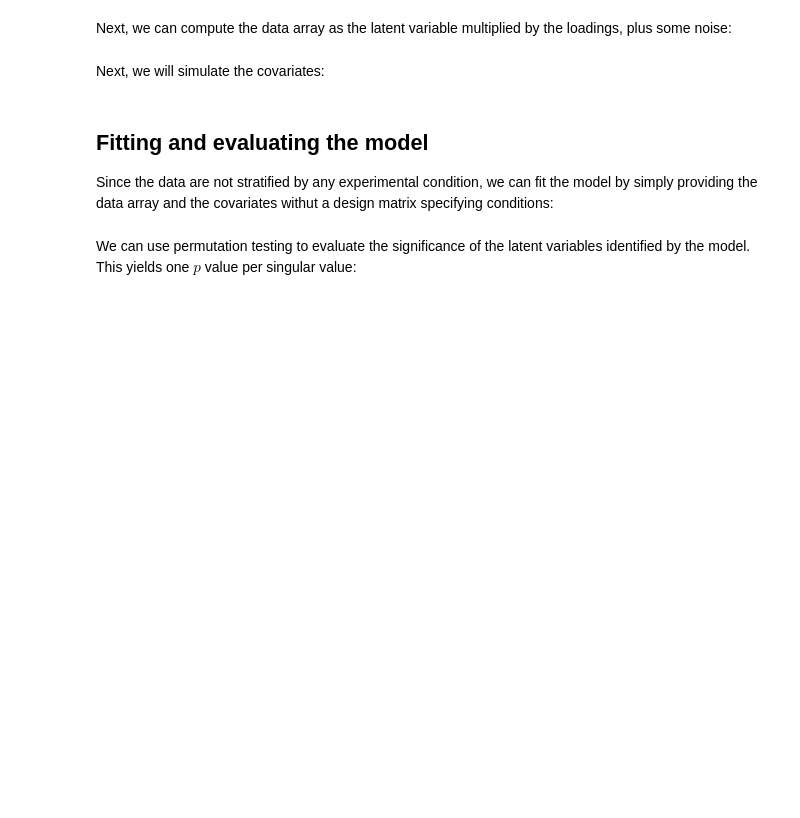
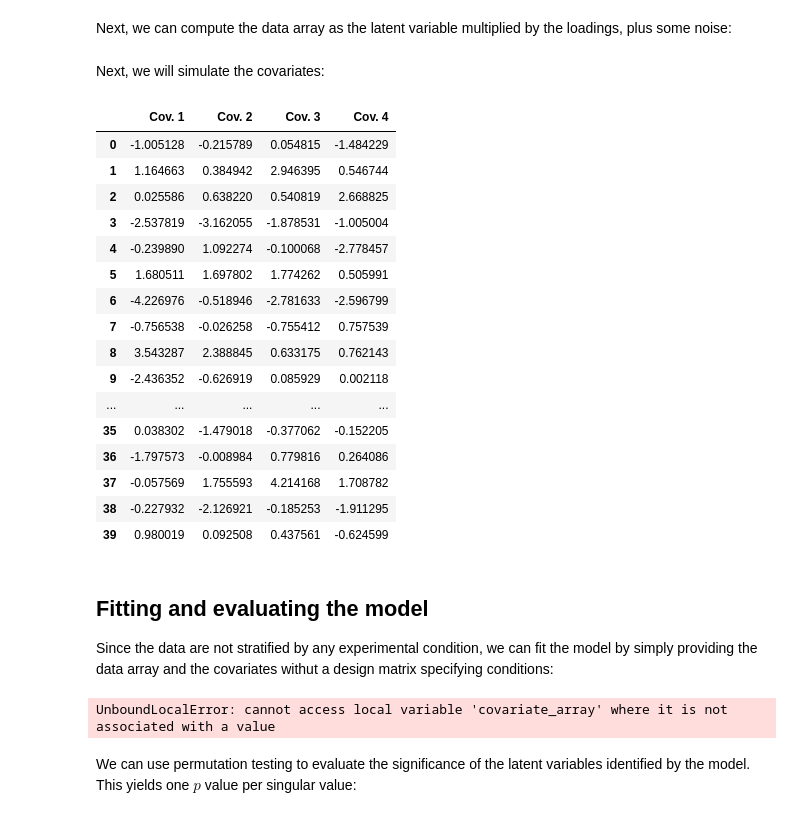
Before and after one commit to kinleyid/pyplsc, a Jupyter notebook: docs/source/notebooks/PLSC.ipynb, the cells around one changed output. Drawn from its saved outputs; the diff is of its cells as text; code cells hidden in the pictures; blank space fills up the shorter version.

```diff
--- a/docs/source/notebooks/PLSC.ipynb
+++ b/docs/source/notebooks/PLSC.ipynb
@@ -42,7 +42,27 @@ Next, we will simulate the covariates:
 # %%
 n_cov = 4
 cov_noise = np.random.normal(size=(n_subj, n_cov))
 covariates = latent_var + cov_noise # Effectively all loadings of 1
+covariates = pd.DataFrame(covariates, columns=['Cov. %s' % cov for cov in range(1, n_cov + 1)])
+covariates
+# %% [output]
+|  | Cov. 1 | Cov. 2 | Cov. 3 | Cov. 4 |
+| 0 | -1.005128 | -0.215789 | 0.054815 | -1.484229 |
+| 1 | 1.164663 | 0.384942 | 2.946395 | 0.546744 |
+| 2 | 0.025586 | 0.638220 | 0.540819 | 2.668825 |
+| 3 | -2.537819 | -3.162055 | -1.878531 | -1.005004 |
+| 4 | -0.239890 | 1.092274 | -0.100068 | -2.778457 |
+| 5 | 1.680511 | 1.697802 | 1.774262 | 0.505991 |
+| 6 | -4.226976 | -0.518946 | -2.781633 | -2.596799 |
+| 7 | -0.756538 | -0.026258 | -0.755412 | 0.757539 |
+| 8 | 3.543287 | 2.388845 | 0.633175 | 0.762143 |
+| 9 | -2.436352 | -0.626919 | 0.085929 | 0.002118 |
+| ... | ... | ... | ... | ... |
+| 35 | 0.038302 | -1.479018 | -0.377062 | -0.152205 |
+| 36 | -1.797573 | -0.008984 | 0.779816 | 0.264086 |
+| 37 | -0.057569 | 1.755593 | 4.214168 | 1.708782 |
+| 38 | -0.227932 | -2.126921 | -0.185253 | -1.911295 |
+| 39 | 0.980019 | 0.092508 | 0.437561 | -0.624599 |
 # %% [markdown]
 ## Fitting and evaluating the model
 
@@ -51,6 +71,8 @@ Since the data are not stratified by any experimental condition, we can fit the
 mod = PLSC(random_state=123) # Seed for reproducibility
 mod.fit(data=data,
         covariates=covariates)
+# %% [output]
+UnboundLocalError: cannot access local variable 'covariate_array' where it is not associated with a value
 # %% [markdown]
 We can use permutation testing to evaluate the significance of the latent variables identified by the model. This yields one $p$ value per singular value:
 # %%
```
Also changed, not shown: parts of 1 cell of this notebook, 1 other file.
